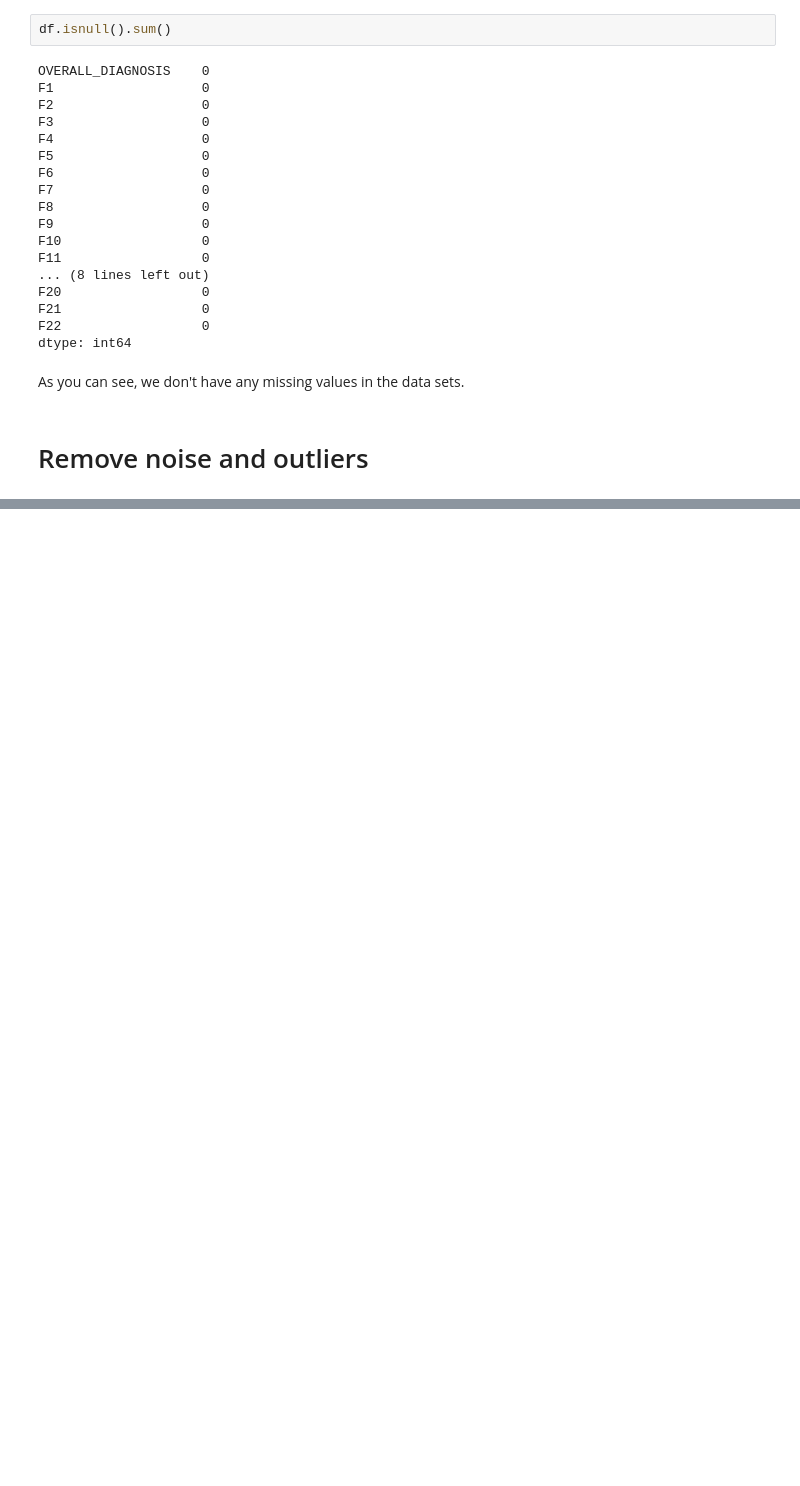
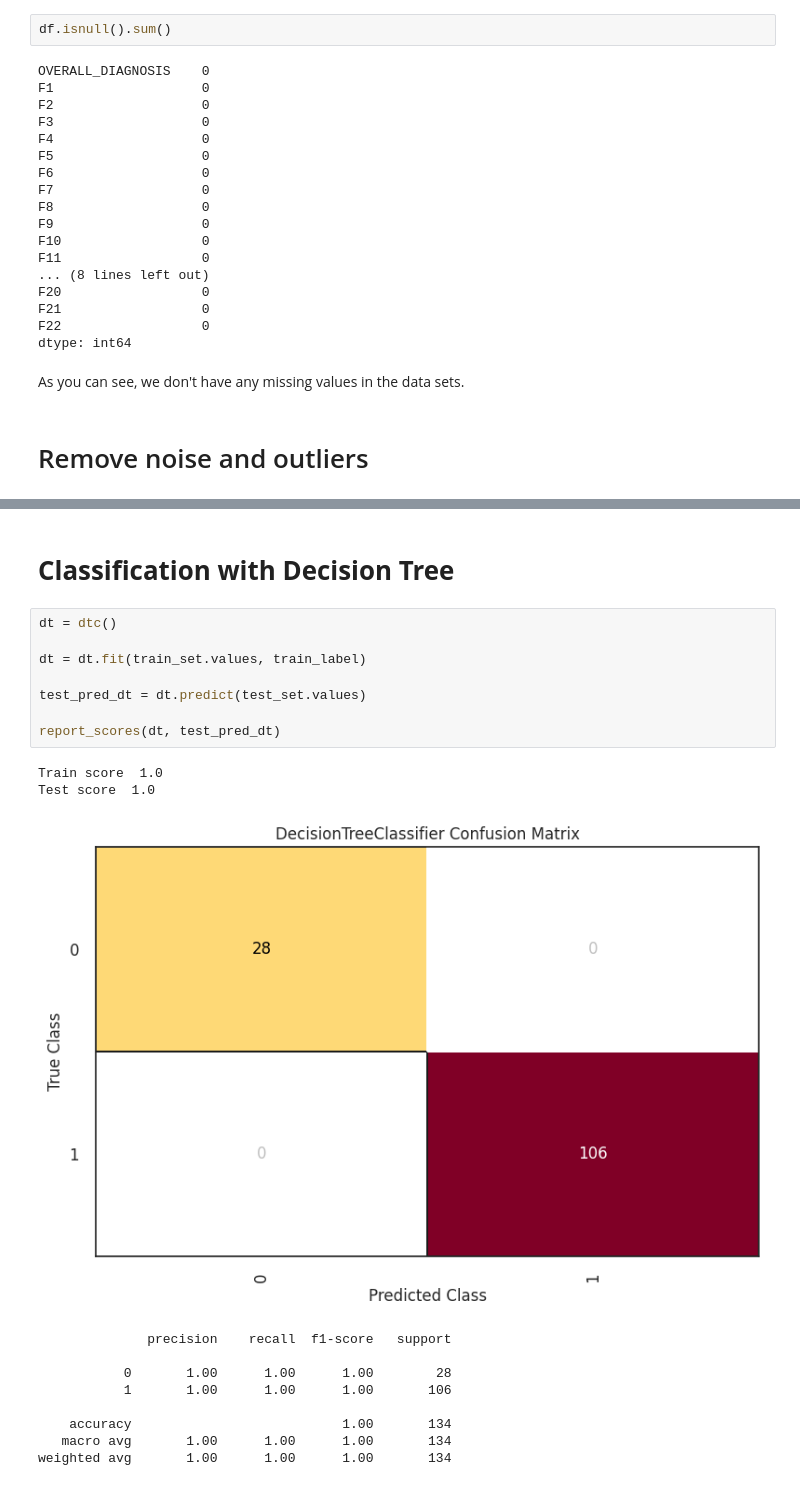
Before and after one commit to ErfanMomeniii/spect-detection, a Jupyter notebook: main.ipynb, the cells around one changed output, grey strips where cells are left out. Drawn from its saved outputs; the diff is of its cells as text; blank space fills up the shorter version.

```diff
--- a/main.ipynb
+++ b/main.ipynb
@@ -84,0 +200,22 @@ df.describe()
+# %% [markdown]
+# **Classification with Decision Tree**
+# %%
+dt = dtc()
+
+dt = dt.fit(train_set.values, train_label)
+
+test_pred_dt = dt.predict(test_set.values)
+
+report_scores(dt, test_pred_dt)
+# %% [output]
+Train score  1.0
+Test score  1.0
+[figure, added]
+              precision    recall  f1-score   support
+
+           0       1.00      1.00      1.00        28
+           1       1.00      1.00      1.00       106
+
+    accuracy                           1.00       134
+   macro avg       1.00      1.00      1.00       134
+weighted avg       1.00      1.00      1.00       134
```
Also changed, not shown: parts of 18 cells of this notebook.
